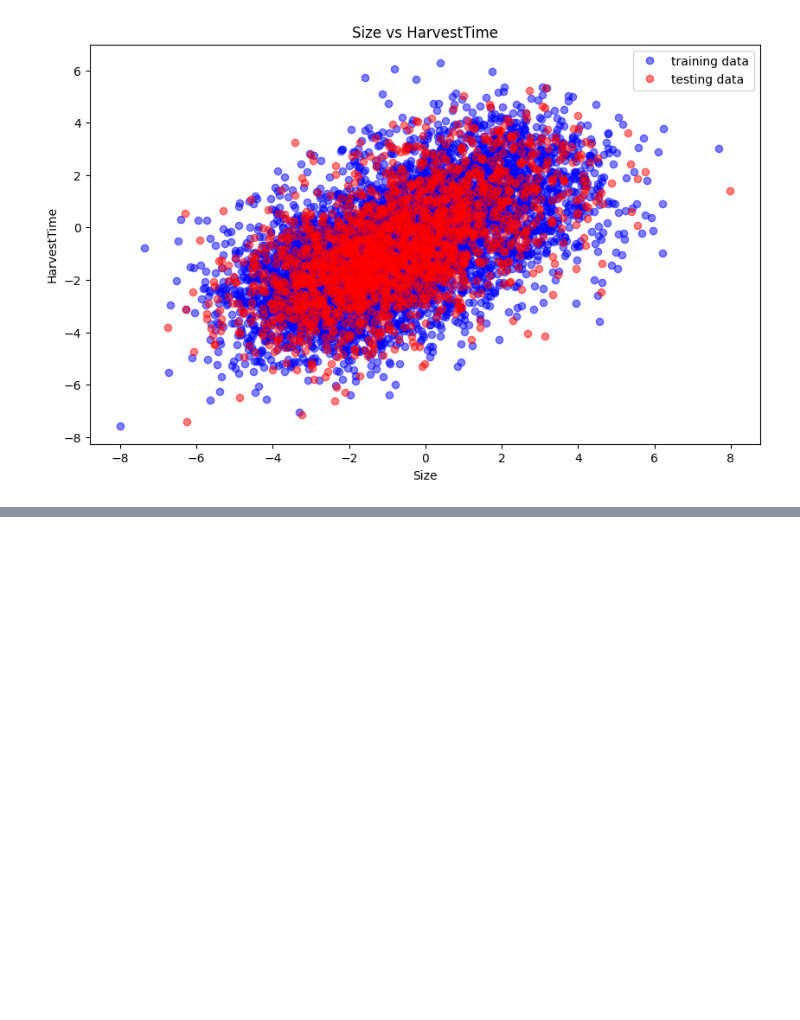
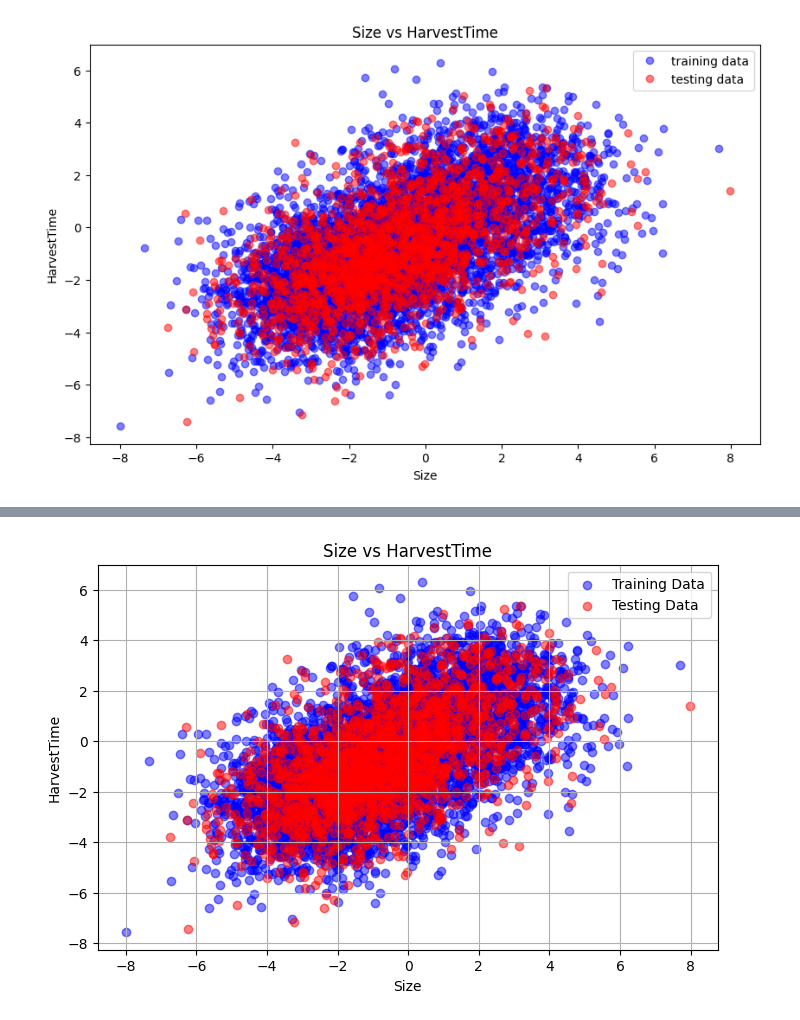
Before and after one commit to 22ANISH/SPPU_TE_IT_ML_CODES, a Jupyter notebook: ASS1.ipynb, the cells around one changed output, grey strips where cells are left out. Saved outputs shown, nothing was run; the diff lists cells and outputs as text; code cells hidden in the pictures; blank space fills up the shorter version.

```diff
--- a/ASS1.ipynb
+++ b/ASS1.ipynb
@@ -181,0 +250,65 @@ plt.show()
+# %%
+import pandas as pd
+import numpy as np
+import matplotlib.pyplot as plt
+from sklearn.model_selection import train_test_split
+
+# Read the dataset
+df = pd.read_csv("banana_quality.csv")
+
+# Convert 'Quality' column to 1 for 'Good' and 0 for anything else
+df['Quality'] = df['Quality'].apply(lambda x: 1 if x == 'Good' else 0)
+
+# Print shape of dataset
+print(f"Shape of dataset: {df.shape}")
+
+# Check and print the number of missing values
+print(f"Missing values: {df.isnull().sum().sum()}")
+
+# Print data types of each column
+print(f"Data types: {df.dtypes}")
+
+# Count and print zero values in the dataset
+print(f"Zero values: {(df == 0).sum().sum()}")
+
+# Calculate and print the mean of the 'Size' column, rounded to 2 decimal places
+print(f"Mean size: {df['Size'].mean().round(2)}")
+
+# Calculate correlation matrix (absolute values)
+corr_matrix = df.corr().abs()
+
+# Extract upper triangle of the correlation matrix, stack it, sort it, and reset the index
+sol_df = (corr_matrix.where(np.triu(np.ones(corr_matrix.shape), k=1).astype(bool))
+          .stack().sort_values(ascending=False).reset_index())
+sol_df.columns = ['Feature 1', 'Feature 2', 'Correlation']
+
+# Round correlation values to 2 decimal places
+sol_df['Correlation'] = sol_df['Correlation'].round(2)
+
+# Print most correlated feature pairs
+print("\nMost correlated feature pairs:")
+print(sol_df)
+
+# Get the most correlated feature pair and its correlation
+feature1, feature2, correlation = sol_df.iloc[0]
+print(f"\nMost correlated pair: {feature1} and {feature2} with correlation {correlation:.2f}")
+
+# Split the data into training and testing sets for the most correlated features
+x, y = df[feature1], df[feature2]
+X_train, X_test, Y_train, Y_test = train_test_split(x, y, test_size=0.25, random_state=42)
+
+# Print the sizes of training and testing datasets
+print(f"Training size: {(X_train.shape[0], Y_train.shape[0])}")
+print(f"Testing size: {(X_test.shape[0], Y_test.shape[0])}")
+
+# Plot the training and testing data
+plt.figure(figsize=(8, 5))
+plt.xlabel(feature1)
+plt.ylabel(feature2)
+plt.title(f'{feature1} vs {feature2}')
+plt.scatter(X_train, Y_train, color='blue', alpha=0.5, label="Training Data")
+plt.scatter(X_test, Y_test, color='red', alpha=0.5, label="Testing Data")
+plt.legend()
+plt.grid(True)
+plt.show()
+# %% [output]
@@ -181,0 +332 @@ plt.show()
+[figure, added]
```
Also changed, not shown: parts of 2 cells of this notebook.
